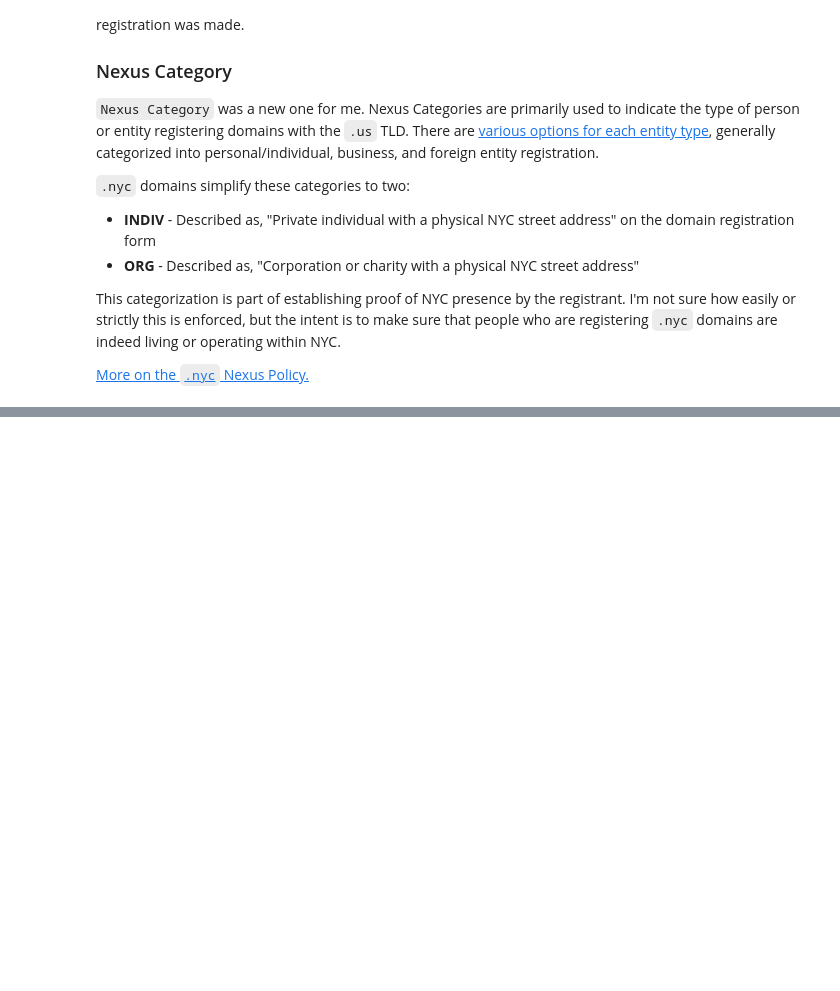
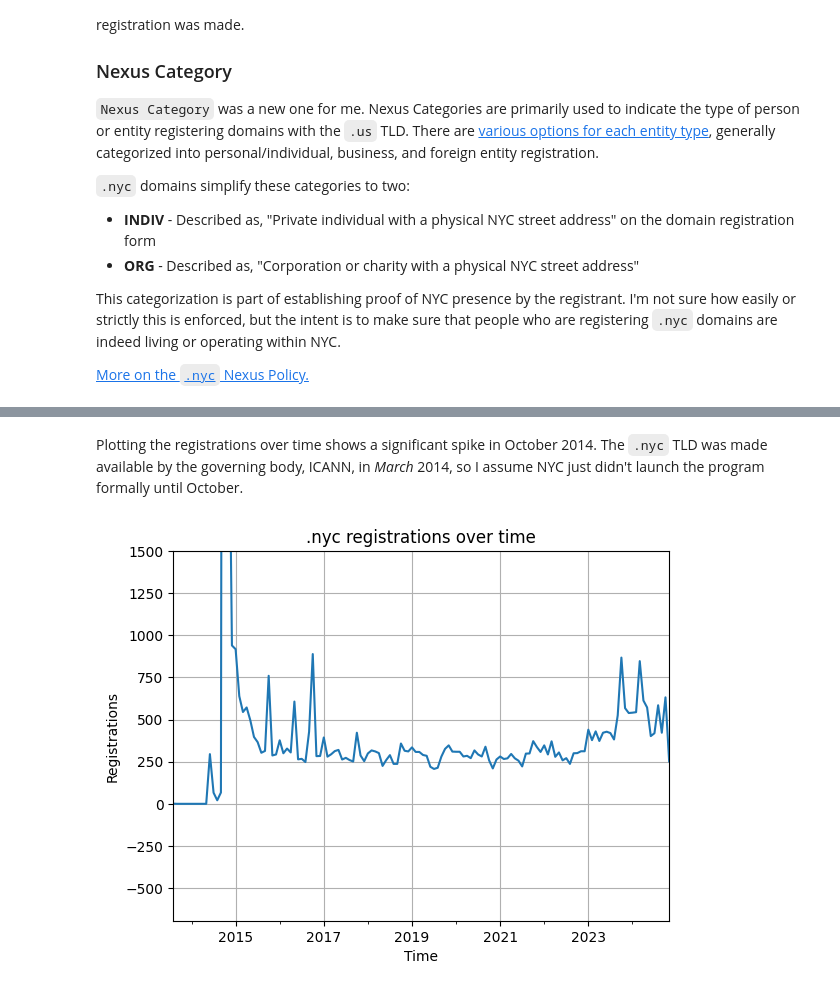
Before and after one commit to BK610/all-of-nyc, a Jupyter notebook: jupyter/Results.ipynb, the cells around one changed output, grey strips where cells are left out. Saved outputs shown, nothing was run; the diff lists cells and outputs as text; code cells hidden in the pictures; blank space fills up the shorter version.

```diff
--- a/jupyter/Results.ipynb
+++ b/jupyter/Results.ipynb
@@ -77,0 +145,13 @@ This categorization is part of establishing proof of NYC presence by the registr
+# %% [markdown]
+Plotting the registrations over time shows a significant spike in October 2014. The `.nyc` TLD was made available by the governing body, ICANN, in *March* 2014, so I assume NYC just didn't launch the program formally until October.
+# %%
+counts.plot()
+
+# Formatting
+format_plot_for_reg_date()
+plt.ylim(top=1500)
+
+# Show plot
+plt.show()
+# %% [output]
+[figure, added]
```
Also changed, not shown: parts of 12 cells of this notebook, 1 other file.
